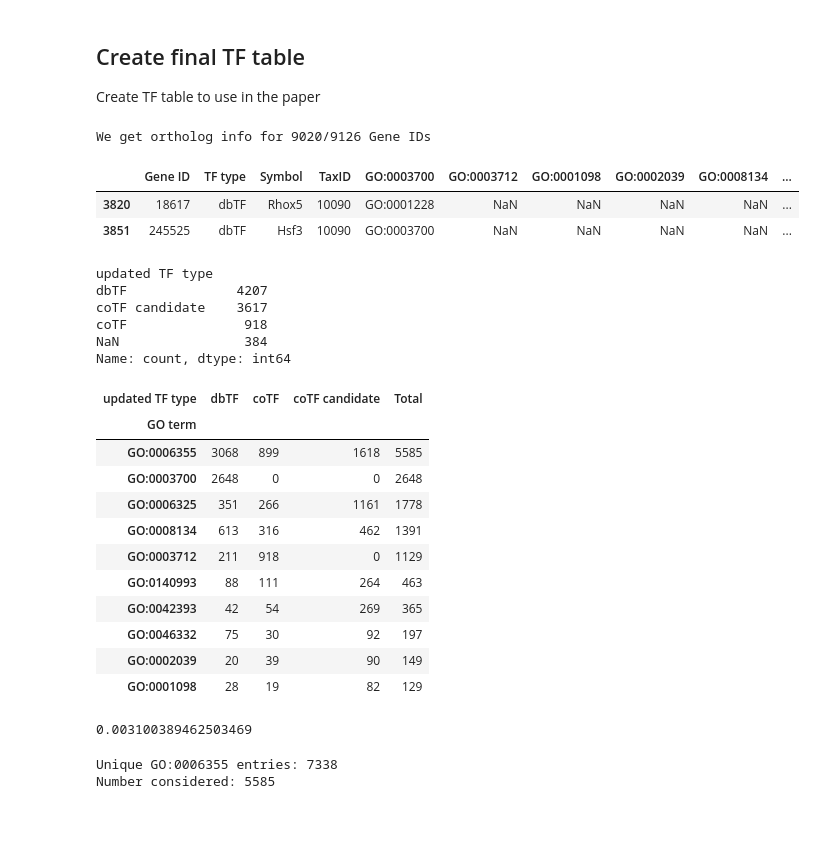
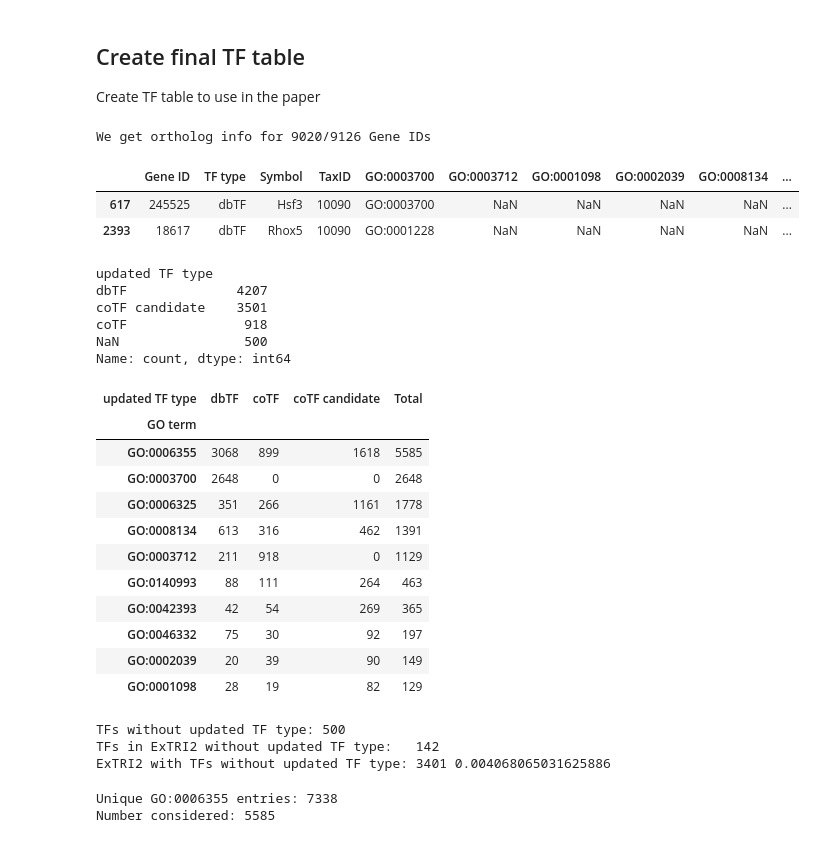
Before and after one commit to Rbbt-Workflows/ExTRI2, a Jupyter notebook: scripts/preprocessing/get_NCBI_TF_IDs.ipynb, the cells around one changed output. Cells and saved outputs as stored; diff of their text form; code cells hidden in the pictures.

Commit message:
Updated TF tables

```diff
--- a/scripts/preprocessing/get_NCBI_TF_IDs.ipynb
+++ b/scripts/preprocessing/get_NCBI_TF_IDs.ipynb
@@ -513,7 +513,7 @@ TFs_df = TFs_df[~((TFs_df['TF type'] == 'coTF') & (TFs_df['Gene ID'].isin(ll_coT
 assert len(TFs_df) == len(set(TFs_df['Gene ID'])), "There are duplicated Gene IDs in the TFs_df"
 
 # Use eutils to map each gene ID to the gene symbol & TF type
-# annotationsSummary = retrieve_annotations(TFs_df['Gene ID'].tolist())
+annotationsSummary = retrieve_annotations(TFs_df['Gene ID'].tolist())
 EntrezIDtoSymbol = {ID : {'Name': annotation["Name"], 'TaxID': annotation['Organism']['TaxID']} for ID, annotation in zip(TFs_df['Gene ID'].tolist(), annotationsSummary)}
 TFs_df['Symbol'] = TFs_df['Gene ID'].map(lambda ID: EntrezIDtoSymbol[ID]['Name'])
 TFs_df['TaxID'] = TFs_df['Gene ID'].map(lambda ID: EntrezIDtoSymbol[ID]['TaxID'])
@@ -538,7 +538,7 @@ for GO_term in GO_dbTF + GO_coTF + ["GO:0006355"]:
 
 # --- JOIN WITH TFCHECKPOINT ---
 # Join together duplicated rows in TFCheckpoint
-cols = [col for cols in TFCheckpoint_cols.values() for col in cols if (("GO:" not in col) & (col != 'TFClass_merged'))] + ['TFclass_human', 'TFclass_mouse', 'TFclass_rat'] # Only include relevant columns
+cols = [col for cols in TFCheckpoint_cols.values() for col in cols if "GO:" not in col] + ['TFclass_human', 'TFclass_mouse', 'TFclass_rat'] # Only include relevant columns
 TFCheckpoint_agg = (
     TFCheckpoint_exploded[['EntrezIDs'] + cols]
     .groupby('EntrezIDs', as_index=False)
@@ -551,9 +551,11 @@ TFCheckpoint_agg = (
 # Merge with TFCheckpoint
 TFs_df = TFs_df.merge(TFCheckpoint_agg[cols + ['EntrezIDs']], left_on=['Gene ID'], right_on=['EntrezIDs'], how='left').drop(columns=["EntrezIDs"])
 
-# For lovering & lambert, only keep human values
+# Ensure sources only have values for the correct species
 import numpy as np
-TFs_df.loc[TFs_df['TaxID'] != '9606', ['lambert_2018.present', 'Lovering_2021.present']] = np.nan
+TFs_df.loc[TFs_df['TaxID'] != '9606',  ['TFclass_human', 'animal_tfdb_Homo_sapiens_cofactors.present', 'tcof_cotf_human.present', 'lambert_2018.present', 'Lovering_2021.present']] = np.nan
+TFs_df.loc[TFs_df['TaxID'] != '10090', ['TFclass_mouse', 'animal_tfdb_Mus_musculus_cofactors.present', 'tcof_cotf_mouse.present']] = np.nan
+TFs_df.loc[TFs_df['TaxID'] != '10116', ['TFclass_rat',   'animal_tfdb_Rattus_norvegicus_cofactors.present']] = np.nan
 
 # --- CREATE NEW CATEGORISATION
 new_categorisation = {
@@ -591,44 +593,45 @@ TFs_df = TFs_df.sort_values(by=['In ExTRI', 'updated TF type', 'human_symbol', '
 TFs_df.to_csv("../../analysis/tables/all_TFs.tsv", sep="\t", index=False)
 
 # Save the 2 tables we'll include in the paper
-TFs_df[['Gene ID', 'Symbol', 'TaxID']].to_csv("../../analysis/tables/all_considered_TFs.tsv", sep="\t", index=False)
+TFs_df[TFs_df['TF type'] != ''][['Gene ID', 'Symbol', 'TaxID']].to_csv("../../analysis/tables/all_considered_TFs.tsv", sep="\t", index=False)
+
 (
     TFs_df
     .drop(columns=['TF type'])
     .rename(columns={'updated TF type': 'TF type'})
-    .loc[TFs_df['In ExTRI']]
+    .loc[TFs_df['In ExTRI'] & (TFs_df['TF type'] != '')]
     .drop(columns=['In ExTRI'])
     .to_csv("../../analysis/tables/TFs_in_ExTRI.tsv", sep="\t", index=False)
 )
 
 # Show stats
 pd.set_option('display.max_columns', None)
 display(TFs_df.head(2))
 display(TFs_df['updated TF type'].value_counts(dropna=False))
 
 # Show updated TF types per GO term
 summary = (
     TFs_df
     .melt(id_vars="updated TF type", value_vars=[c for c in TFs_df.columns if c.startswith("GO:")],
           var_name="GO term", value_name="present")
     .assign(present=lambda d: d["present"].notna())
     .query("present == True")
     .groupby(["GO term", "updated TF type"])
     .size()
     .unstack(fill_value=0)       # columns = updated TF type
 )
 summary["Total"] = summary.sum(axis=1)
 display(summary.sort_values("Total", ascending=False))
 # %% [output]
 We get ortholog info for 9020/9126 Gene IDs
 |  | Gene ID | TF type | Symbol | TaxID | GO:0003700 | GO:0003712 | GO:0001098 | GO:0002039 | GO:0008134 | ... |
-| 3820 | 18617 | dbTF | Rhox5 | 10090 | GO:0001228 | NaN | NaN | NaN | NaN | ... |
-| 3851 | 245525 | dbTF | Hsf3 | 10090 | GO:0003700 | NaN | NaN | NaN | NaN | ... |
+| 617 | 245525 | dbTF | Hsf3 | 10090 | GO:0003700 | NaN | NaN | NaN | NaN | ... |
+| 2393 | 18617 | dbTF | Rhox5 | 10090 | GO:0001228 | NaN | NaN | NaN | NaN | ... |
 updated TF type
 dbTF              4207
-coTF candidate    3617
+coTF candidate    3501
 coTF               918
-NaN                384
+NaN                500
 Name: count, dtype: int64
 | updated TF type | dbTF | coTF | coTF candidate | Total |
 | GO term |  |  |  |  |
@@ -642,13 +645,17 @@ Name: count, dtype: int64
 | GO:0046332 | 75 | 30 | 92 | 197 |
 | GO:0002039 | 20 | 39 | 90 | 149 |
 | GO:0001098 | 28 | 19 | 82 | 129 |
-# %%
-m = TFs_df['In ExTRI'] & TFs_df['updated TF type'].isna()
-# display(TFs_df[m]['Gene ID'])
-
-(ExTRI2_df['TF Id'].isin(TFs_df[m]['Gene ID'])).sum() / len(ExTRI2_df)
-# %% [output]
-0.003100389462503469
+# %%
+print("TFs without updated TF type:", TFs_df['updated TF type'].isna().sum())
+print("TFs in ExTRI2 without updated TF type:  ", TFs_df[TFs_df['In ExTRI']]['updated TF type'].isna().sum())
+m = TFs_df['In ExTRI'] & TFs_df['updated TF type'].isna()
+print("ExTRI2 with TFs without updated TF type:", ExTRI2_df['TF Id'].isin(TFs_df[m]['Gene ID']).sum(), (ExTRI2_df['TF Id'].isin(TFs_df[m]['Gene ID'])).sum() / len(ExTRI2_df))
+
+# TODO - These sentences must be discarded from the final ExTRI2 paper & validation set.
+# %% [output]
+TFs without updated TF type: 500
+TFs in ExTRI2 without updated TF type:   142
+ExTRI2 with TFs without updated TF type: 3401 0.004068065031625886
 # %%
 # Check how many GO:0006355 we retrieve
 GO_term = "GO:0006355"
```
Also changed, not shown: 8 other files.
